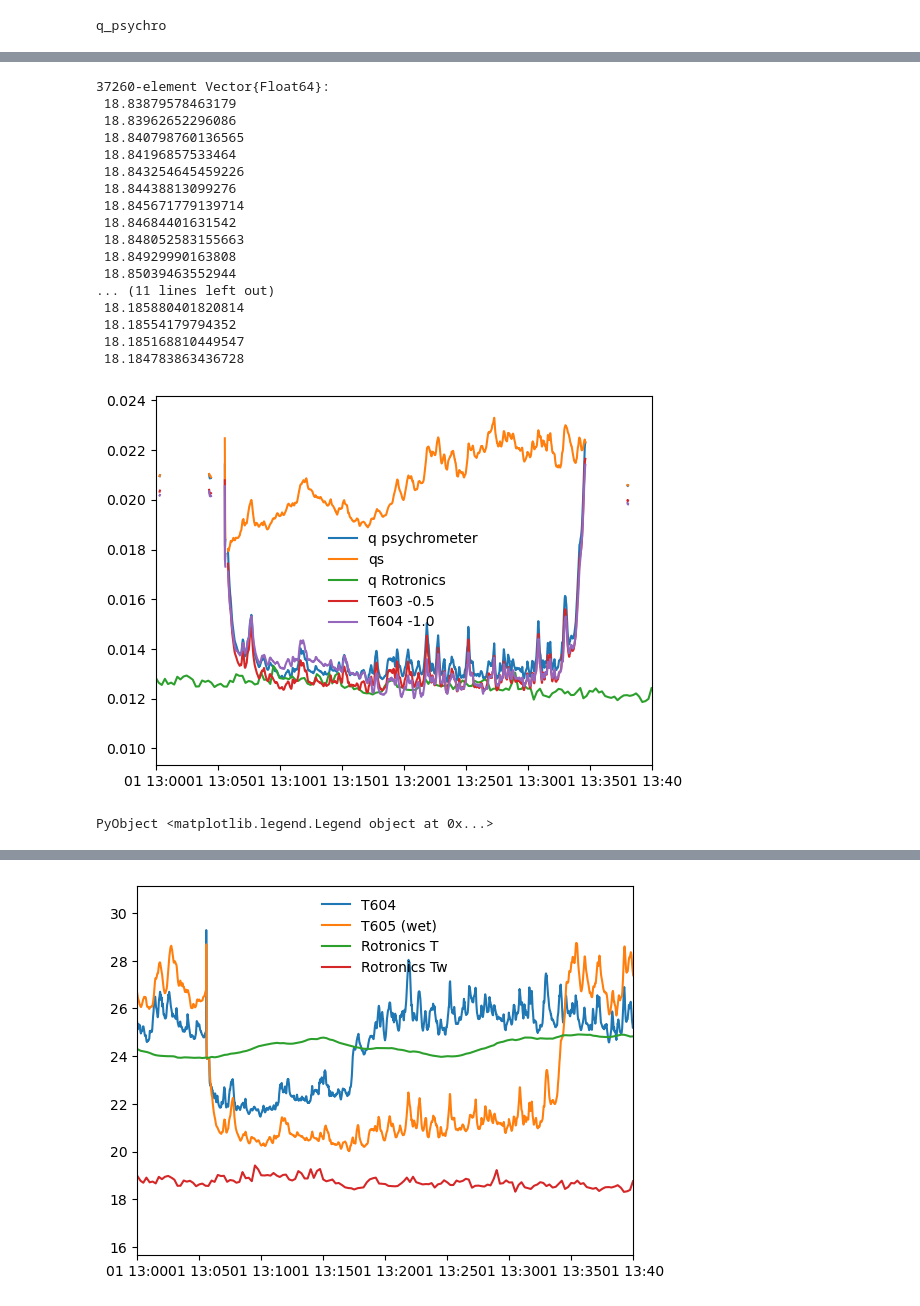
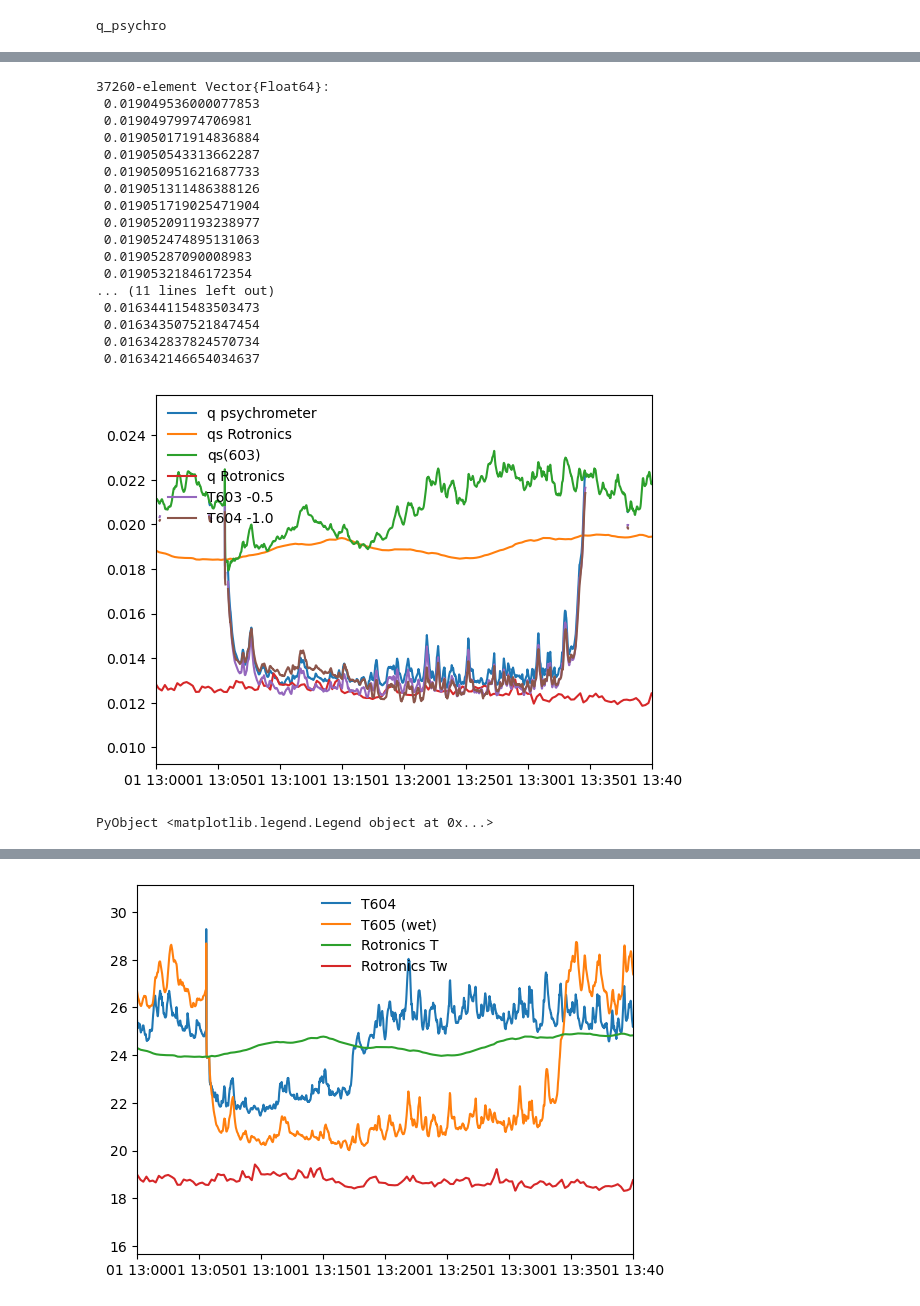
Before and after one commit to jtomfarrar/submersible_humidity_sensor, a Jupyter notebook: code/read_jason_rbr_log_jl.ipynb, the cells around one changed output, grey strips where cells are left out. Drawn from its saved outputs; the diff is of its cells as text; code cells hidden in the pictures.

```diff
--- a/code/read_jason_rbr_log_jl.ipynb
+++ b/code/read_jason_rbr_log_jl.ipynb
@@ -321,8 +321,11 @@ qtest = q_psychro.(t603_605.-0.5, t605.-0.5, p0)
 qtest604 = q_psychro.(t604_605.-1.0, t605.-1.0, p0)
 
 qw = qs.(p0, t603_605)
+qs604 = qs.(p0, t604_605) # sat spec hum at dry bulb skinny probe
 
-rot_q = rot.Humidity/100 .* qs.(p0, rot.Temperature) # kg/kg
+rot_qs = qs.(p0, rot.Temperature) # kg/kg
+rot_q = rot.Humidity/100 .* rot_qs
+
 rot_tw = Twet.(rot.Temperature, rot_q, 101500.0)
 
 # interpolate rotronics T and Tw to 605 time
@@ -330,49 +333,52 @@ rot_dt = Date(1,1,1) .+ rot.Time + Second(60*7.5)
 # rot_dv = dv.( rot_dt ) # datevalue
 t_rot_605 =  itp_to_605(rot_dt, rot.Temperature)
 tw_rot_605 = itp_to_605(rot_dt, rot_tw)
+q_rot_605 =  itp_to_605(rot_dt, rot_q)
+qs_rot_605 =  itp_to_605(rot_dt, rot_qs)
 # %% [output]
 37260-element Vector{Float64}:
- 18.83879578463179
- 18.83962652296086
- 18.840798760136565
- 18.84196857533464
- 18.843254645459226
- 18.84438813099276
- 18.845671779139714
- 18.84684401631542
- 18.848052583155663
- 18.84929990163808
- 18.85039463552944
+ 0.019049536000077853
+ 0.01904979974706981
+ 0.019050171914836884
+ 0.019050543313662287
+ 0.019050951621687733
+ 0.019051311486388126
+ 0.019051719025471904
+ 0.019052091193238977
+ 0.019052474895131063
+ 0.01905287090008983
+ 0.01905321846172354
 ... (11 lines left out)
- 18.185880401820814
- 18.18554179794352
- 18.185168810449547
- 18.184783863436728
+ 0.016344115483503473
+ 0.016343507521847454
+ 0.016342837824570734
+ 0.016342146654034637
 # %%
 
 # plot q, qs calculations
 
 nanmask(f, x) = f(x) ? x : NaN
 # how do I broadcast it?
 
 ii = t605.<t603_605
 mask = zeros(size(ii))
 mask[.!ii] .= NaN
 plot(dtime605, mask.+q )
-plot(dtime605, mask.+qw)
+plot(dtime605, qs_rot_605) # mask.+qw)
+plot(dtime605, qw)
 
 plot( Date(1,1,1) .+ rot.Time + Second(60*7.5) , rot_q )
 # tw = Twet(t603_605, q, p0)
 plot(dtime605, mask.+qtest)
 plot(dtime605, mask.+qtest604)
 
 xlim([DateTime(1,1,1,13,0,0), DateTime(1,1,1,13,40,0)])
 X = ax.xaxis
 mdates = PyPlot.matplotlib.dates
 X.set_major_locator(mdates.MinuteLocator(10))
 X.set_major_formatter(mdates.DateFormatter("%H:%M")) # Specify the format - %b gives us Jan, Feb...
-legend(["q psychrometer", "qs", "q Rotronics",
+legend(["q psychrometer", "qs Rotronics", "qs(603)", "q Rotronics",
         "T603 -0.5", "T604 -1.0"]; frameon=false)
 # %% [output]
-[figure, old version]
+[figure, new version]
 PyObject <matplotlib.legend.Legend object at 0x...>
```
Also changed, not shown: parts of 2 cells of this notebook, 1 other file.
